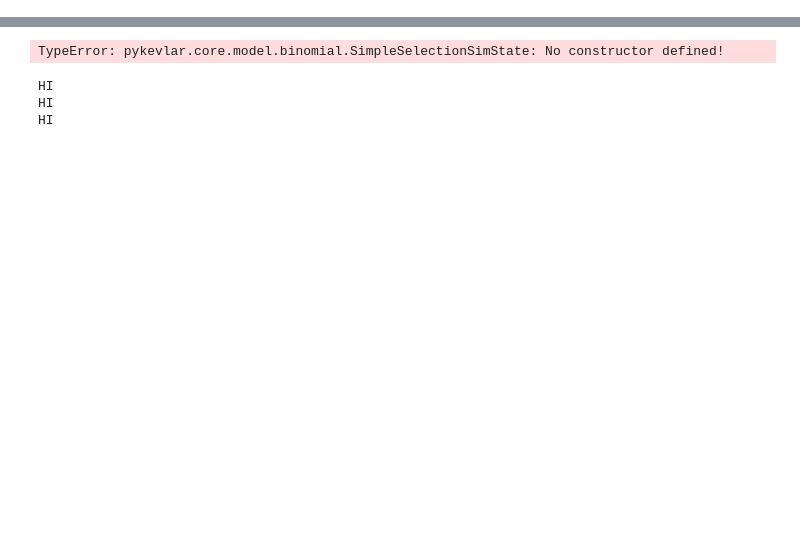
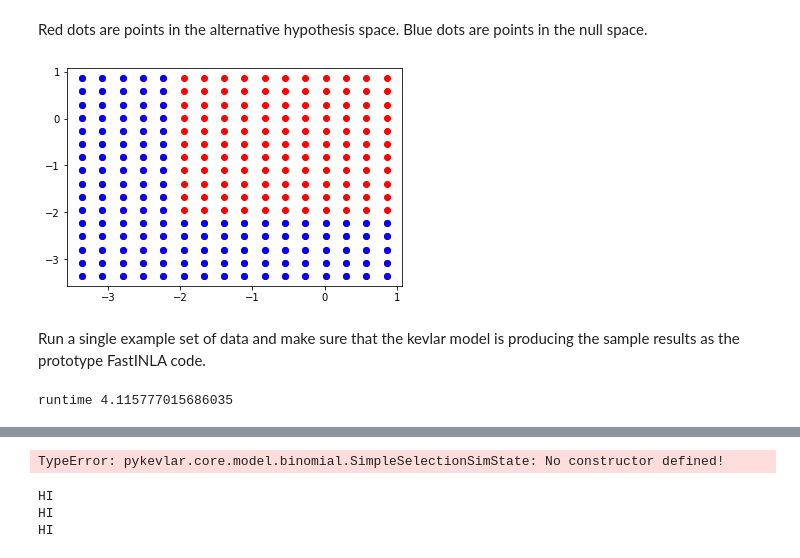
Before and after one commit to Confirm-Solutions/imprint, a Jupyter notebook: python/example/berry_inla_py.ipynb, the cells around one changed output, grey strips where cells are left out. Cells and saved outputs as stored; diff of their text form; code cells hidden in the pictures; blank space fills up the shorter version.

```diff
--- a/python/example/berry_inla_py.ipynb
+++ b/python/example/berry_inla_py.ipynb
@@ -0,0 +17,24 @@
+# %%
+fi = fast_inla.FastINLA(2)
+
+n_arms = 2
+model_type_name = 'BerryINLA' + str(n_arms)
+model_type = getattr(pykevlar.core.model.binomial, model_type_name)
+print(model_type)
+seed = 10
+n_theta_1d = 16
+sim_size = 1000
+n_threads = 1
+
+# define null hypos
+null_hypos = []
+for i in range(n_arms):
+    n = np.zeros(n_arms)
+    # null is:
+    # theta_i <= logit(0.1)
+    # the normal should point towards the negative direction. but that also
+    # means we need to negate the logit(0.1) offset
+    n[i] = -1
+    null_hypos.append(HyperPlane(n, -logit(0.1)))
+
+gr = make_cartesian_grid_range(n_theta_1d, np.full(n_arms, -3.5), np.full(n_arms, 1.0), sim_size)
@@ -0,0 +56,13 @@
+# %% [markdown]
+Red dots are points in the alternative hypothesis space.
+Blue dots are points in the null space.
+# %%
+gr.create_tiles(null_hypos)
+plt.plot(gr.thetas()[0,:], gr.thetas()[1,:], 'ro')
+gr.prune()
+plt.plot(gr.thetas()[0,:], gr.thetas()[1,:], 'bo')
+plt.show()
+# %% [output]
+[figure, added]
+# %% [markdown]
+Run a single example set of data and make sure that the kevlar model is producing the sample results as the prototype FastINLA code.
@@ -0,0 +88,8 @@
+# %%
+import time
+start = time.time()
+out = accumulate_process(b, gr, sim_size, seed, n_threads)
+end = time.time()
+print('runtime', end - start)
+# %% [output]
+runtime 4.115777015686035
```
Also changed, not shown: parts of 15 cells of this notebook, 8 other files.
